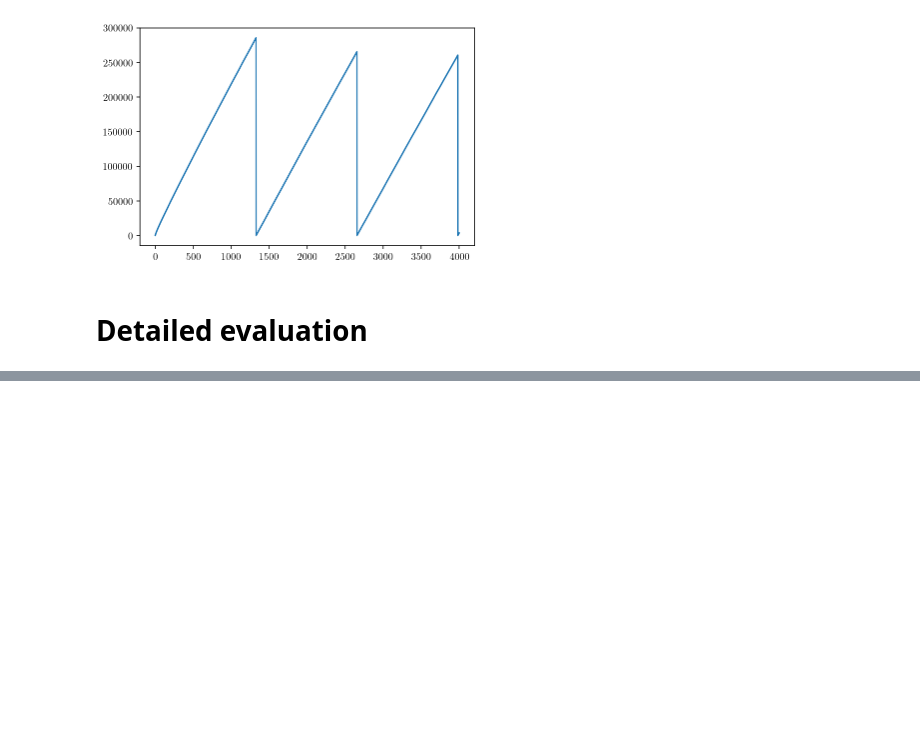
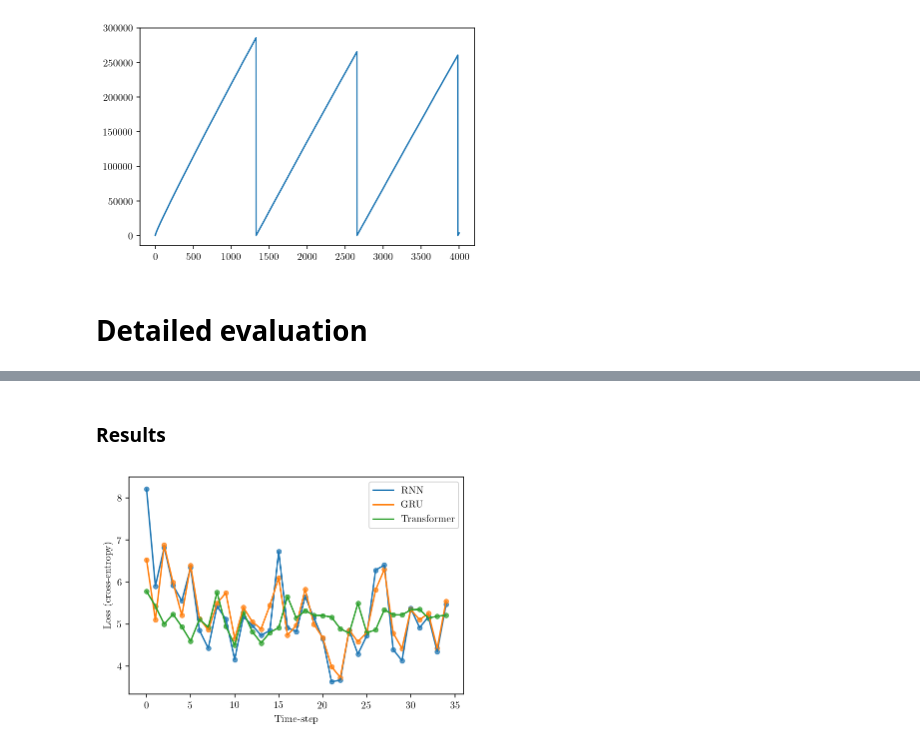
Before and after one commit to bdura/deep-learning, a Jupyter notebook: notebooks/Assignment 2.ipynb, the cells around one changed output, grey strips where cells are left out. Cells and saved outputs as stored; diff of their text form; code cells hidden in the pictures; blank space fills up the shorter version.

Commit message:
Updated utils and the notebook.

```diff
--- a/notebooks/Assignment 2.ipynb
+++ b/notebooks/Assignment 2.ipynb
@@ -79,0 +107,39 @@ weights = utils.load_weights(experiments['1-rnn']['folder'])
+# %%
+weights = utils.load_weights(experiments['1-transformer']['folder'])
+# %%
+transformer = models.make_model(n_units=512, n_blocks=6, vocab_size=10000)
+transformer.seq_len = 35
+transformer.batch_size = 128
+transformer.vocab_size = 10000
+# %%
+transformer.load_state_dict(weights)
+# %%
+_, _, tra_per_item_losses = training.run_epoch(transformer, valid_data)
+# %% [markdown]
+### Results
+# %%
+seq_len = 35
+
+rnn_loss = rnn_per_item_losses[0]
+gru_loss = gru_per_item_losses[0]
+tra_loss = tra_per_item_losses[0]
+
+t = np.arange(seq_len)
+
+plt.plot(rnn_loss, label='RNN')
+plt.scatter(t, rnn_loss, alpha=.7, s=20)
+
+plt.plot(gru_loss, label='GRU')
+plt.scatter(t, gru_loss, alpha=.7, s=20)
+
+plt.plot(tra_loss, label='Transformer')
+plt.scatter(t, tra_loss, alpha=.7, s=20)
+
+plt.legend()
+
+plt.ylabel('Loss (cross-entropy)')
+plt.xlabel('Time-step')
+
+plt.savefig('output/problem5/1.pdf', bbox_inches='tight')
+# %% [output]
+[figure, added]
```
Also changed, not shown: parts of 30 cells of this notebook, 1 other file.
